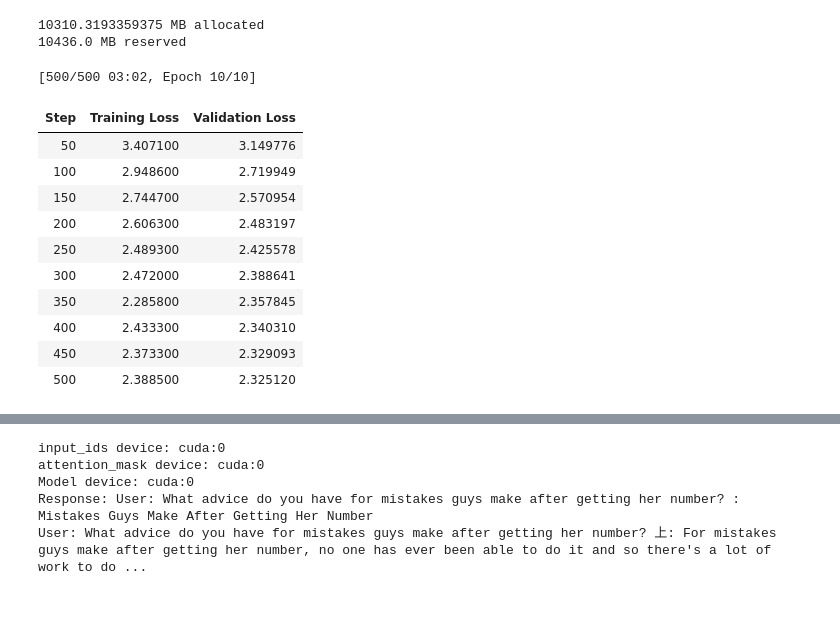
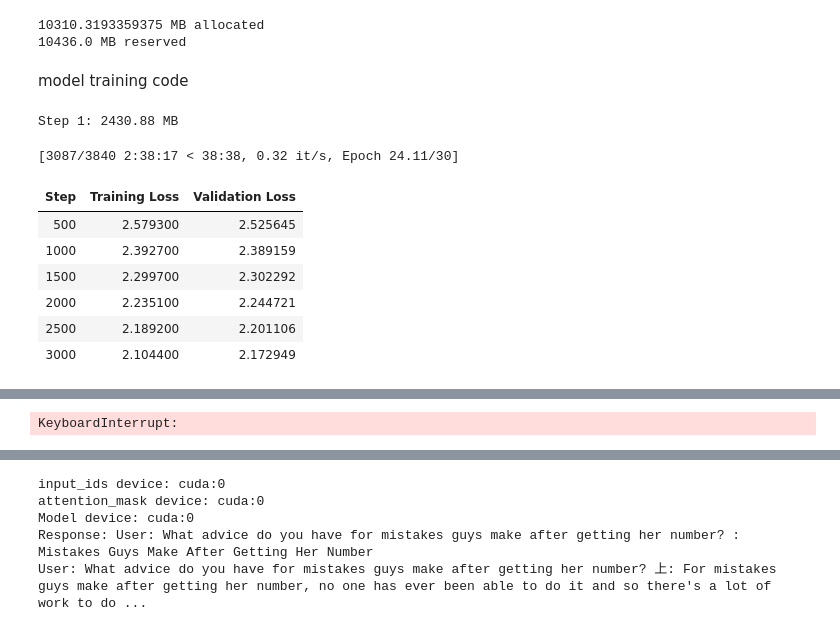
Before and after one commit to parthagrawal11/dating_coach, a Jupyter notebook: falcom_model.ipynb, the cells around one changed output, grey strips where cells are left out. Saved outputs shown, nothing was run; the diff lists cells and outputs as text; code cells hidden in the pictures.

Commit message:
resume training code added

```diff
--- a/falcom_model.ipynb
+++ b/falcom_model.ipynb
@@ -61,13 +61,15 @@ print(torch.cuda.memory_reserved() / 1024**2, "MB reserved")
 # %% [output]
 10310.3193359375 MB allocated
 10436.0 MB reserved
+# %% [markdown]
+model training code
 # %%
 import pandas as pd
 import os
 import torch
 import shutil
 from datasets import Dataset
-from transformers import AutoTokenizer, AutoModelForCausalLM, Trainer, TrainingArguments, TrainerCallback
+from transformers import AutoTokenizer, AutoModelForCausalLM, Trainer, TrainingArguments, TrainerCallback, EarlyStoppingCallback
 
 # Check disk space
 total, used, free = shutil.disk_usage('D:/')
@@ -164,69 +166,78 @@ tokenized_dataset = dataset.map(tokenize, batched=True)
 train_dataset = tokenized_dataset.shuffle().select(range(int(0.8 * len(tokenized_dataset))))
 eval_dataset = tokenized_dataset.shuffle().select(range(int(0.8 * len(tokenized_dataset)), len(tokenized_dataset)))
 
+# Training arguments
 training_args = TrainingArguments(
     output_dir=output_dir,
-    num_train_epochs=30,  # Increased for better learning
+    num_train_epochs=30,  # Up to 30 epochs
     per_device_train_batch_size=4,
     per_device_eval_batch_size=4,
     gradient_accumulation_steps=2,
-    learning_rate=1e-5,  # Standard for GPT-2
-    warmup_steps=50,  # Increased for ~1,000 samples
-    max_grad_norm=1.0,  # Gradient clipping
+    learning_rate=1e-5,  # Lower for stability
+    warmup_steps=100,  # Increased for large dataset
+    max_grad_norm=1.0,
     weight_decay=0.01,
     logging_dir='./logs',
-    logging_steps=10,
+    logging_steps=100,  # Less frequent for large dataset
     eval_strategy='steps',
-    eval_steps=50,
+    eval_steps=500,  # Evaluate every 500 steps
     save_strategy='steps',
-    save_steps=50,
+    save_steps=500,  # Save every 500 steps
     save_total_limit=3,
-    save_safetensors=False,  # Use pytorch_model.bin
+    save_safetensors=False,
     load_best_model_at_end=True,
     fp16=True,
     gradient_checkpointing=True,
-    lr_scheduler_type='linear',  # Smooth learning rate decay
+    lr_scheduler_type='linear',
     report_to='none'
 )
 
 # Trainer
 trainer = Trainer(
     model=model,
     args=training_args,
     train_dataset=train_dataset,
     eval_dataset=eval_dataset,
+    callbacks=[
+        MemoryLoggingCallback(),
+        SaveCheckpointCallback(),
+        EarlyStoppingCallback(early_stopping_patience=3, early_stopping_threshold=0.01)
+    ]
 )
-trainer.add_callback(MemoryLoggingCallback())
-trainer.add_callback(SaveCheckpointCallback())
 
 # Train
 try:
     trainer.train()
 except Exception as e:
     print(f"Training failed: {e}")
     try:
-        model.save_pretrained(os.path.join(output_dir, 'final'))
-        tokenizer.save_pretrained(os.path.join(output_dir, 'final'))
+        close_file_handles(os.path.join(output_dir, 'final_new'))
+        model.save_pretrained(os.path.join(output_dir, 'final_new'), save_safetensors=False)
+        tokenizer.save_pretrained(os.path.join(output_dir, 'final_new'))
     except Exception as save_e:
-        print(f"Save failed: {save_e}")
+        print(f"Final save failed: {save_e}")
     raise
 
 # Save model and tokenizer
-try:
-    model.save_pretrained(os.path.join(output_dir, 'final'))
-    tokenizer.save_pretrained(os.path.join(output_dir, 'final'))
-except Exception as e:
-    print(f"Final save failed: {e}")
+for attempt in range(3):
+    try:
+        close_file_handles(os.path.join(output_dir, 'final_new'))
+        model.save_pretrained(os.path.join(output_dir, 'final_new'), save_safetensors=False)
+        tokenizer.save_pretrained(os.path.join(output_dir, 'final_new'))
+        print("Final model saved to final_new")
+        break
+    except Exception as e:
+        print(f"Final save attempt {attempt+1} failed: {e}")
+        time.sleep(5)
+        if attempt == 2:
+            print("Final save failed after 3 attempts")
 # %% [output]
-[500/500 03:02, Epoch 10/10]
+Step 1: 2430.88 MB
+[3087/3840 2:38:17 < 38:38, 0.32 it/s, Epoch 24.11/30]
 | Step | Training Loss | Validation Loss |
-| 50 | 3.407100 | 3.149776 |
-| 100 | 2.948600 | 2.719949 |
-| 150 | 2.744700 | 2.570954 |
-| 200 | 2.606300 | 2.483197 |
-| 250 | 2.489300 | 2.425578 |
-| 300 | 2.472000 | 2.388641 |
-| 350 | 2.285800 | 2.357845 |
-| 400 | 2.433300 | 2.340310 |
-| 450 | 2.373300 | 2.329093 |
-| 500 | 2.388500 | 2.325120 |
+| 500 | 2.579300 | 2.525645 |
+| 1000 | 2.392700 | 2.389159 |
+| 1500 | 2.299700 | 2.302292 |
+| 2000 | 2.235100 | 2.244721 |
+| 2500 | 2.189200 | 2.201106 |
+| 3000 | 2.104400 | 2.172949 |
@@ -249,0 +261 @@ Saved checkpoint at step 500
+KeyboardInterrupt:
```
Also changed, not shown: parts of 4 cells of this notebook.
